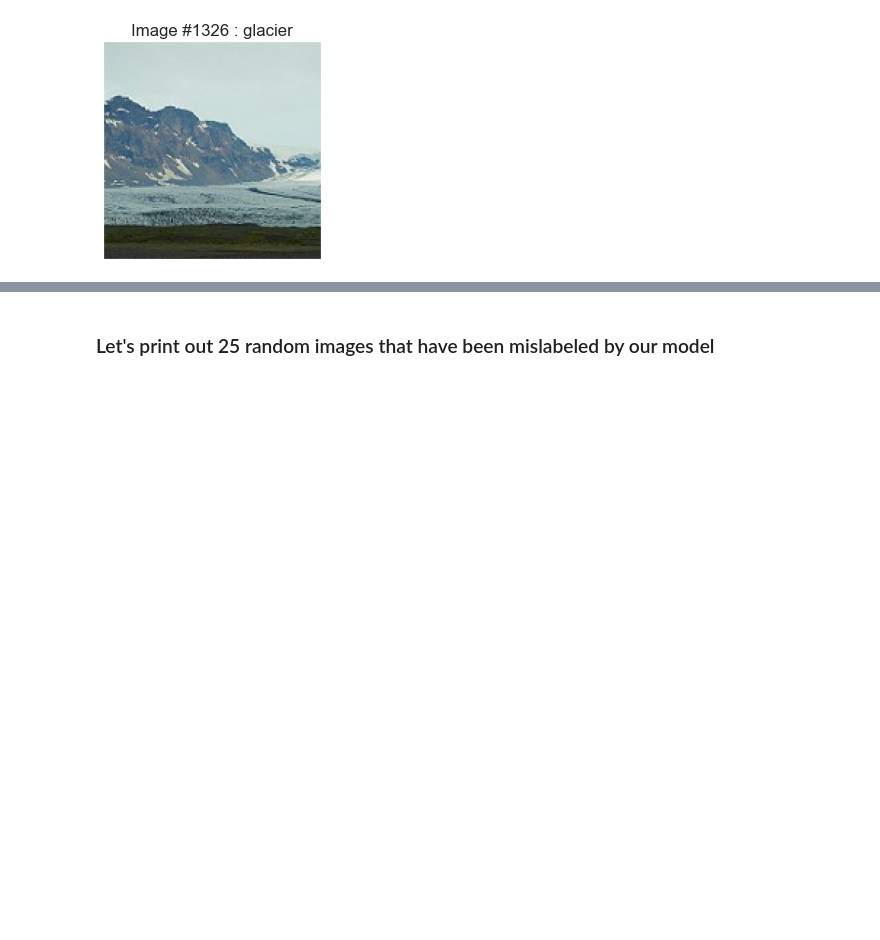
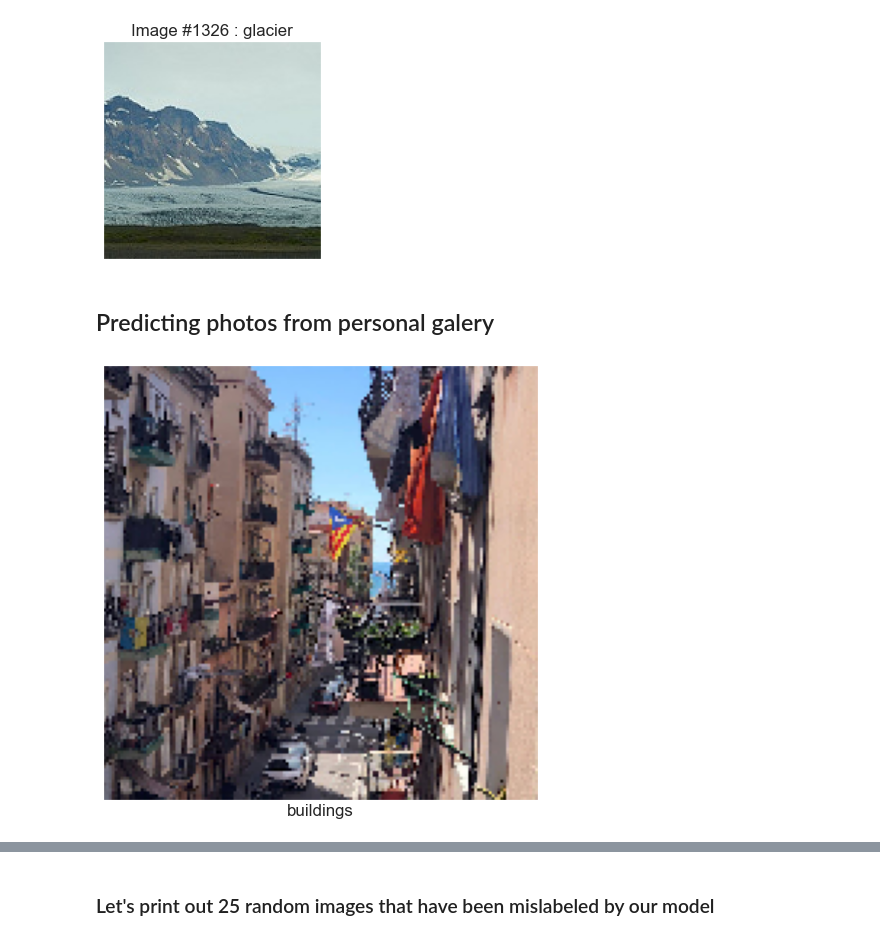
Before and after one commit to SDog6/JupiterNotebooks, a Jupyter notebook: Personal Challenge/Intel Image Classification.ipynb, the cells around one changed output, grey strips where cells are left out. Cells and saved outputs as stored; diff of their text form; code cells hidden in the pictures; blank space fills up the shorter version.

Commit message:
updated notebook to show real examples and added bunch of comments

```diff
--- a/Personal Challenge/Intel Image Classification.ipynb
+++ b/Personal Challenge/Intel Image Classification.ipynb
@@ -315,3 +360,36 @@ display_random_image(class_names, test_images, pred_labels)
 # %% [output]
 94/94 [==============================] - 9s 97ms/step
 [figure]
+# %% [markdown]
+## Predicting photos from personal galery
+# %%
+def getClass(predLabel):
+    i = 0
+    for x in predclass:
+        for xb in x:
+            if xb == 1:
+                return class_names[i]
+            i += 1
+# %%
+def render_image(image):
+    plt.rcParams["axes.grid"] = False
+    plt.figure(figsize = (12, 8))
+    plt.xticks([])
+    plt.yticks([])
+    plt.grid(False)
+    plt.imshow(np.squeeze(image).astype('uint8'))
+    plt.xlabel(getClass(predclass))
+    plt.show
+# %%
+from keras.preprocessing import image
+img_width, img_height = 150, 150
+
+img = image.load_img('sis.jpg', target_size = (img_width, img_height))
+img = image.img_to_array(img)
+img = np.expand_dims(img, axis = 0)
+
+predclass = KerasModel.predict(img)
+# %%
+render_image(img)
+# %% [output]
+[figure, added]
```
Also changed, not shown: parts of 51 cells of this notebook, 4 other files.
